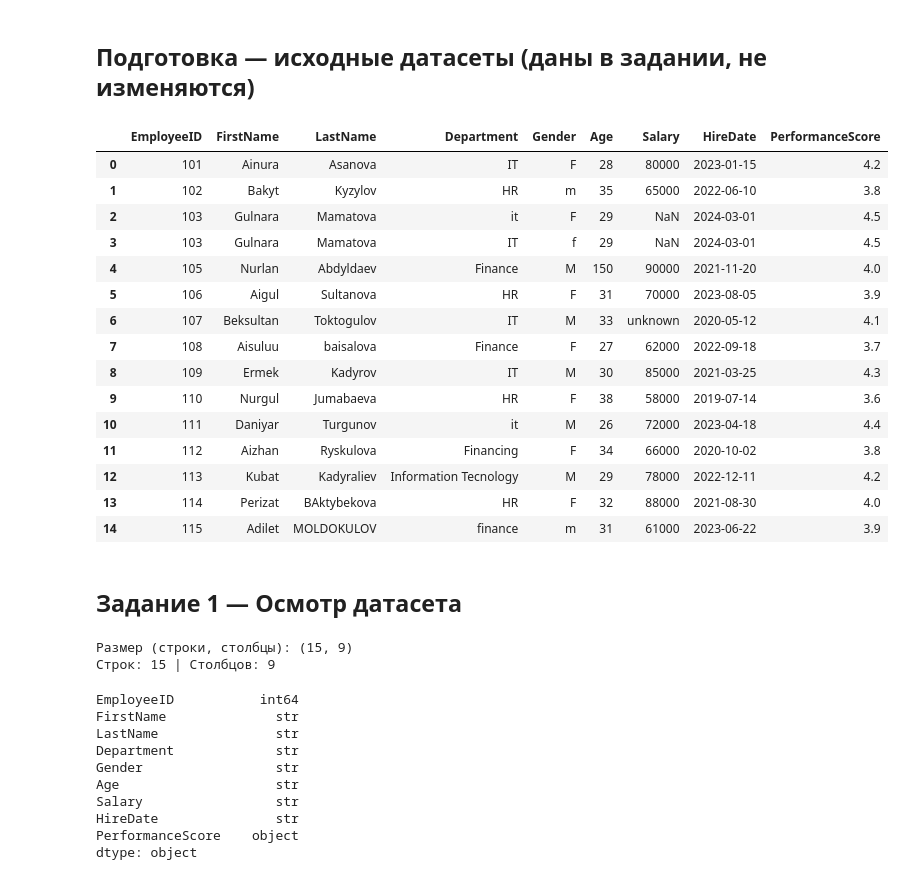
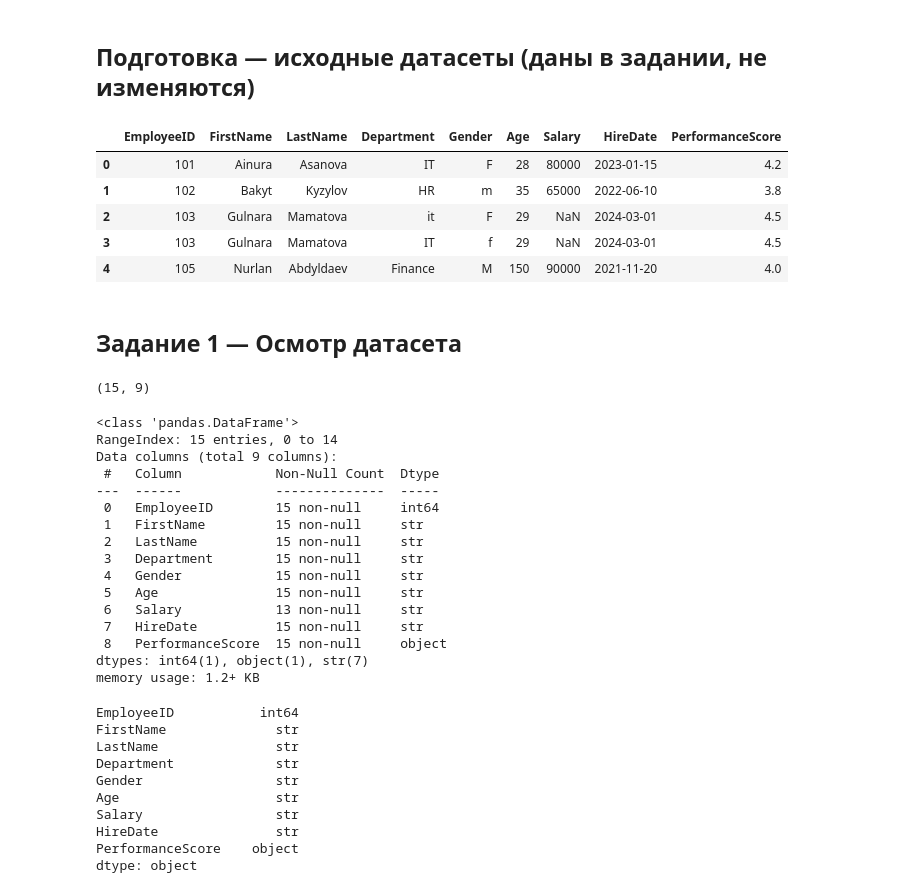
Before and after one commit to Meerim22/hr-data-preparation-lab, a Jupyter notebook: HR_Data_Preparation_Lab.ipynb, the cells around one changed output. Drawn from its saved outputs; the diff is of its cells as text; code cells hidden in the pictures.

```diff
--- a/HR_Data_Preparation_Lab.ipynb
+++ b/HR_Data_Preparation_Lab.ipynb
@@ -73,32 +73,40 @@ departments = pd.DataFrame({
 # %%
 # Работаем с копией, чтобы исходный датасет остался без изменений
 df = employees.copy()
-df
+display(df.head())
 # %% [output]
 |  | EmployeeID | FirstName | LastName | Department | Gender | Age | Salary | HireDate | PerformanceScore |
 | 0 | 101 | Ainura | Asanova | IT | F | 28 | 80000 | 2023-01-15 | 4.2 |
 | 1 | 102 | Bakyt | Kyzylov | HR | m | 35 | 65000 | 2022-06-10 | 3.8 |
 | 2 | 103 | Gulnara | Mamatova | it | F | 29 | NaN | 2024-03-01 | 4.5 |
 | 3 | 103 | Gulnara | Mamatova | IT | f | 29 | NaN | 2024-03-01 | 4.5 |
 | 4 | 105 | Nurlan | Abdyldaev | Finance | M | 150 | 90000 | 2021-11-20 | 4.0 |
-| 5 | 106 | Aigul | Sultanova | HR | F | 31 | 70000 | 2023-08-05 | 3.9 |
-| 6 | 107 | Beksultan | Toktogulov | IT | M | 33 | unknown | 2020-05-12 | 4.1 |
-| 7 | 108 | Aisuluu | baisalova | Finance | F | 27 | 62000 | 2022-09-18 | 3.7 |
-| 8 | 109 | Ermek | Kadyrov | IT | M | 30 | 85000 | 2021-03-25 | 4.3 |
-| 9 | 110 | Nurgul | Jumabaeva | HR | F | 38 | 58000 | 2019-07-14 | 3.6 |
-| 10 | 111 | Daniyar | Turgunov | it | M | 26 | 72000 | 2023-04-18 | 4.4 |
-| 11 | 112 | Aizhan | Ryskulova | Financing | F | 34 | 66000 | 2020-10-02 | 3.8 |
-| 12 | 113 | Kubat | Kadyraliev | Information Tecnology | M | 29 | 78000 | 2022-12-11 | 4.2 |
-| 13 | 114 | Perizat | BAktybekova | HR | F | 32 | 88000 | 2021-08-30 | 4.0 |
-| 14 | 115 | Adilet | MOLDOKULOV | finance | m | 31 | 61000 | 2023-06-22 | 3.9 |
 # %% [markdown]
 ## Задание 1 — Осмотр датасета
 # %%
 # Количество строк и столбцов
-print("Размер (строки, столбцы):", df.shape)
-print("Строк:", df.shape[0], "| Столбцов:", df.shape[1])
+print(df.shape)
 # %% [output]
-Размер (строки, столбцы): (15, 9)
-Строк: 15 | Столбцов: 9
+(15, 9)
+# %%
+# Названия столбцов, типы данных и количество заполненных значений
+df.info()
+# %% [output]
+<class 'pandas.DataFrame'>
+RangeIndex: 15 entries, 0 to 14
+Data columns (total 9 columns):
+ #   Column            Non-Null Count  Dtype
+---  ------            --------------  -----
+ 0   EmployeeID        15 non-null     int64
+ 1   FirstName         15 non-null     str
+ 2   LastName          15 non-null     str
+ 3   Department        15 non-null     str
+ 4   Gender            15 non-null     str
+ 5   Age               15 non-null     str
+ 6   Salary            13 non-null     str
+ 7   HireDate          15 non-null     str
+ 8   PerformanceScore  15 non-null     object
+dtypes: int64(1), object(1), str(7)
+memory usage: 1.2+ KB
 # %%
 # Типы данных всех столбцов
```
Also changed, not shown: parts of 83 cells of this notebook.
